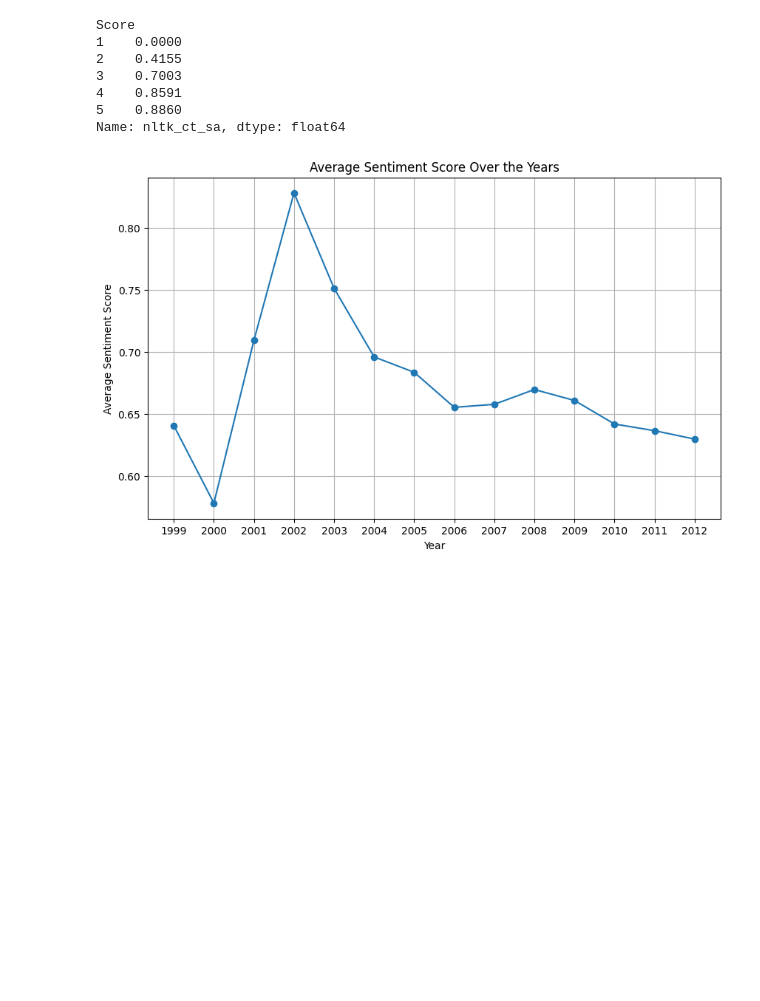
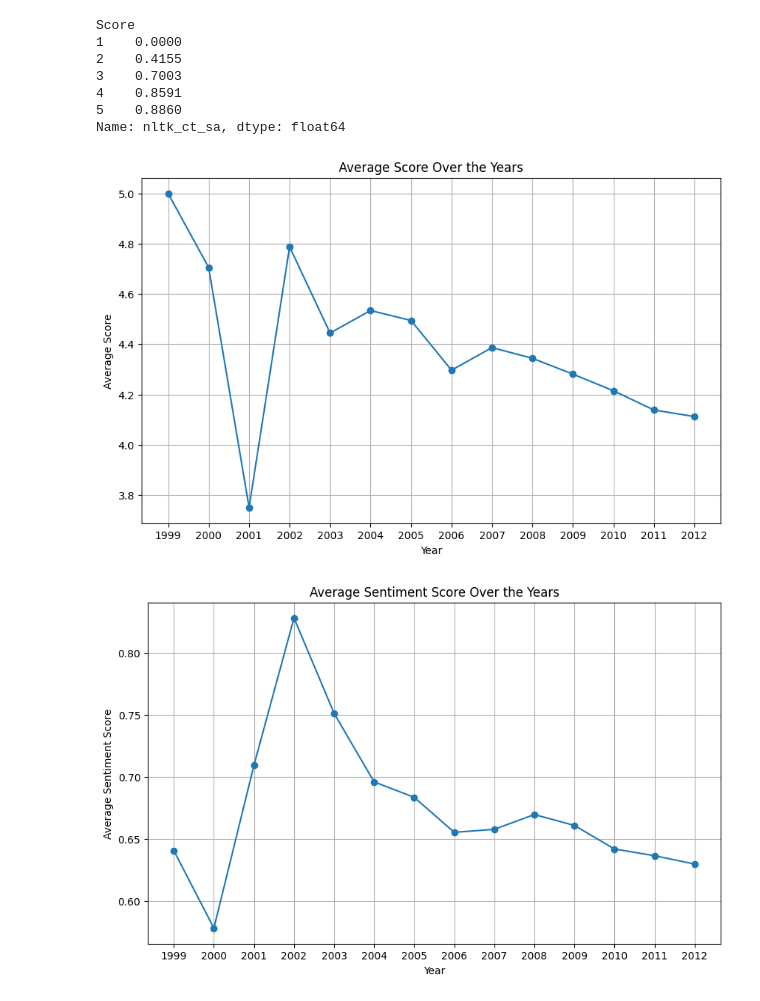
Before and after one commit to jordiburg/capstoneproj, a Jupyter notebook: data_insights_nltk.ipynb, the cells around one changed output. Drawn from its saved outputs; the diff is of its cells as text; code cells hidden in the pictures; blank space fills up the shorter version.

Commit message:
Add azure ml pipeline, analysis using azure open ai gpt4 and add few charts to data insights

```diff
--- a/data_insights_nltk.ipynb
+++ b/data_insights_nltk.ipynb
@@ -4,7 +4,7 @@
 import pandas as pd
 # %%
 # Read cleant data
-csv_path = 'data_with_nltk.csv'
+csv_path = 'Data/Cleansed/data_with_nltk.csv'
 reviews_nltk = pd.read_csv(csv_path)
 # %%
 reviews_nltk.head(2)
@@ -63,6 +63,30 @@ Score
 4    0.8591
 5    0.8860
 Name: nltk_ct_sa, dtype: float64
+# %%
+import pandas as pd
+import matplotlib.pyplot as plt
+
+# Assuming 'data' is your DataFrame containing sentiment scores and a 'year' column
+
+# Group the data by year and calculate the mean sentiment score for each year
+sentiment_by_year = reviews_nltk.groupby('Year')['Score'].mean()
+# sentiment_by_year = reviews_nltk.groupby('Year')['Score'].mean()
+
+# Plot the sentiment scores over the years
+plt.figure(figsize=(10, 6))
+plt.plot(sentiment_by_year.index, sentiment_by_year.values, marker='o', linestyle='-')
+plt.title('Average Score Over the Years')
+plt.xlabel('Year')
+plt.ylabel('Average Score')
+plt.xticks(sentiment_by_year.index)  # Set x-axis ticks to match the years
+plt.grid(True)
+plt.show()
+
+# Less satisfaction, quality of products decreases
+# Score is correlated is correlated with NLTK Sentiment Analysis
+# %% [output]
+[figure, added]
 # %%
 import pandas as pd
 import matplotlib.pyplot as plt
```
Also changed, not shown: parts of 9 cells of this notebook, 9 other files.
